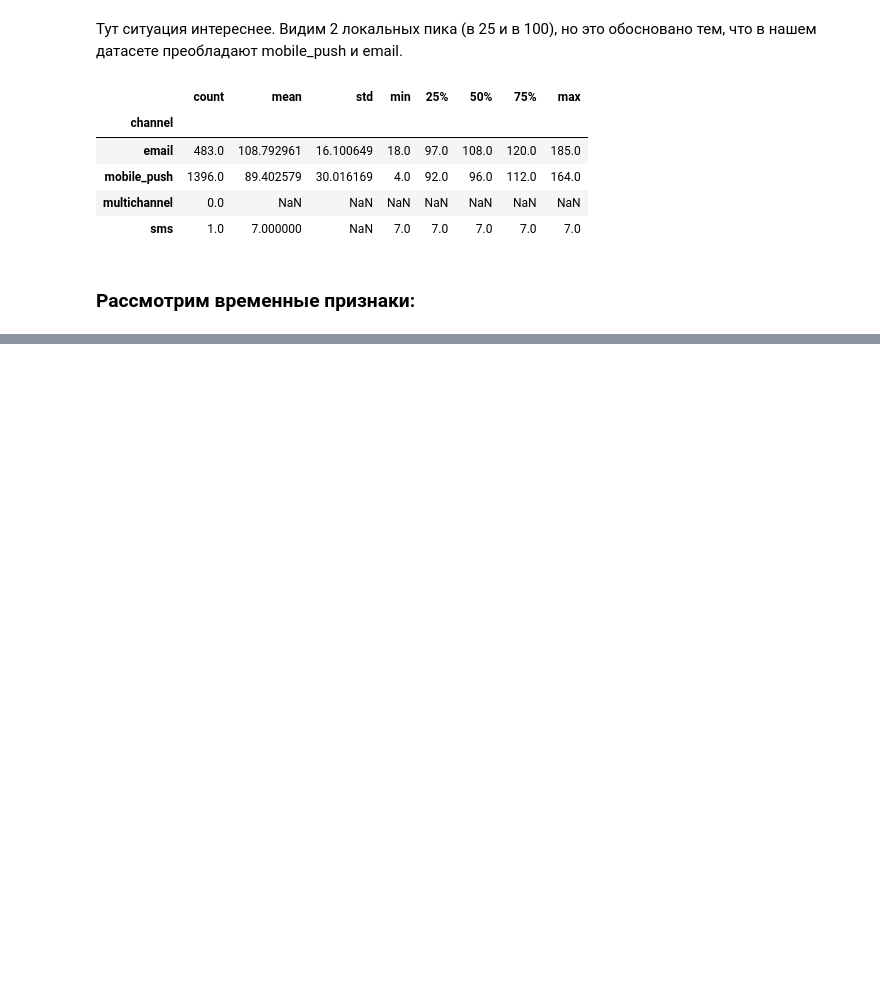
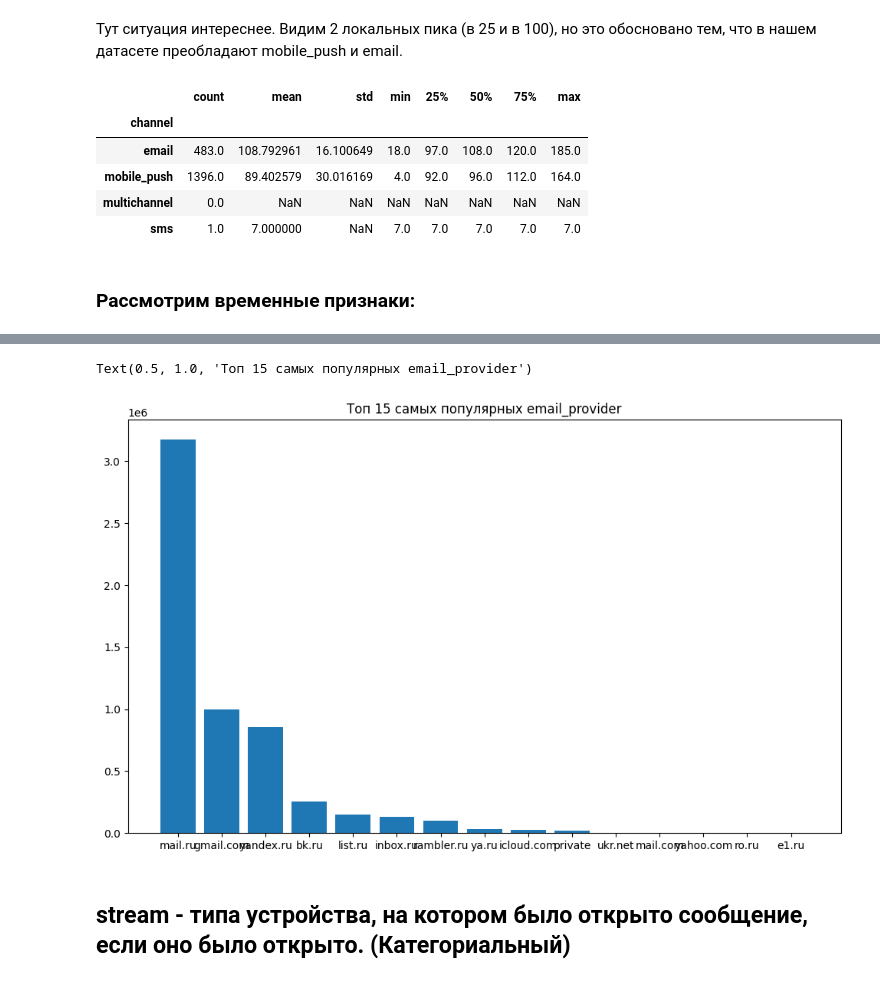
Before and after one commit to shmul999/ML_GP, a Jupyter notebook: code/gp.ipynb, the cells around one changed output, grey strips where cells are left out. Cells and saved outputs as stored; diff of their text form; code cells hidden in the pictures; blank space fills up the shorter version.

```diff
--- a/code/gp.ipynb
+++ b/code/gp.ipynb
@@ -286,0 +438,11 @@ df['finished_at'] = pd.to_datetime(df['finished_at'])
+# %%
+plt.figure(figsize=(12, 7))
+
+table = df['email_provider'].value_counts().head(15)
+plt.bar(table.index, table.values)
+plt.title('Топ 15 самых популярных email_provider')
+# %% [output]
+Text(0.5, 1.0, 'Топ 15 самых популярных email_provider')
+[figure, added]
+# %% [markdown]
+## stream - типа устройства, на котором было открыто сообщение, если оно было открыто. (Категориальный)
```
Also changed, not shown: parts of 38 cells of this notebook.
